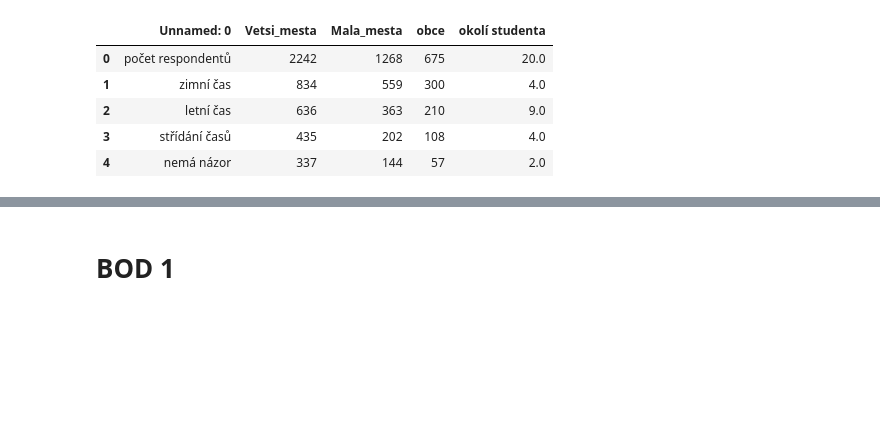
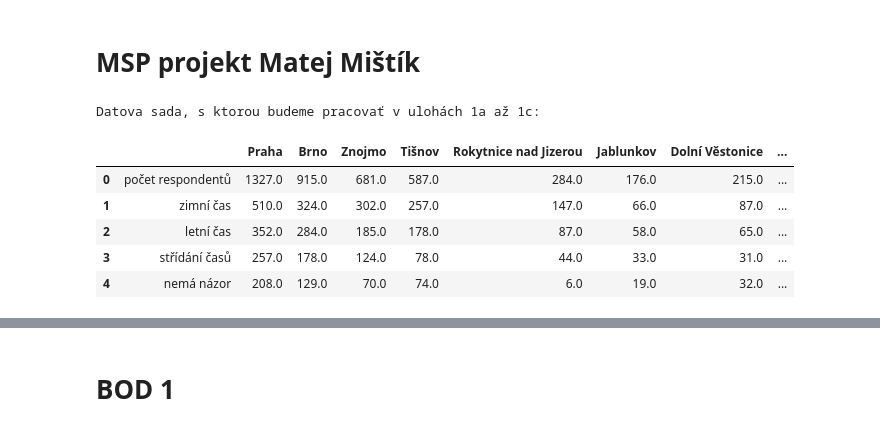
Before and after one commit to MatejMistik/msp-residence-relationships, a Jupyter notebook: msp.ipynb, the cells around one changed output, grey strips where cells are left out. Cells and saved outputs as stored; diff of their text form; code cells hidden in the pictures; blank space fills up the shorter version.

```diff
--- a/msp.ipynb
+++ b/msp.ipynb
@@ -1,3 +1,5 @@
+# %% [markdown]
+# MSP projekt Matej Mištík
 # %%
 import pandas as pd
 from scipy import stats
@@ -7,12 +9,9 @@ pd.set_option('display.width', 1000)
 
 df = pd.read_excel('./MSP_Projekt_2022-23_Zadani_St_8 (1).xlsx', sheet_name='Úkol 1')
 df = df.dropna()
+df = df.rename(columns={'Unnamed: 0': ''})
 df2 = df.copy()
 #
-
-# drop nan values
-
-
 # merge columns of Praha and Brno
 
 df2['Praha'] = df2['Praha'].astype(int)
@@ -37,14 +36,14 @@ df2['Dolní Věstonice'] = df2['Dolní Věstonice'].astype(int)
 df2['Rokytnice nad Jizerou'] = df2['Rokytnice nad Jizerou'] + df2['Jablunkov'] + df2['Dolní Věstonice']
 df2 = df2.drop(columns=['Jablunkov', 'Dolní Věstonice'])
 df2 = df2.rename(columns={'Rokytnice nad Jizerou': 'obce'})
-
-
-
-df2
-# %% [output]
-|  | Unnamed: 0 | Vetsi_mesta | Mala_mesta | obce | okolí studenta |
-| 0 | počet respondentů | 2242 | 1268 | 675 | 20.0 |
-| 1 | zimní čas | 834 | 559 | 300 | 4.0 |
-| 2 | letní čas | 636 | 363 | 210 | 9.0 |
-| 3 | střídání časů | 435 | 202 | 108 | 4.0 |
-| 4 | nemá názor | 337 | 144 | 57 | 2.0 |
+# %%
+print('Datova sada, s ktorou budeme pracovať v ulohách 1a až 1c:')
+df
+# %% [output]
+Datova sada, s ktorou budeme pracovať v ulohách 1a až 1c:
+|  |  | Praha | Brno | Znojmo | Tišnov | Rokytnice nad Jizerou | Jablunkov | Dolní Věstonice | ... |
+| 0 | počet respondentů | 1327.0 | 915.0 | 681.0 | 587.0 | 284.0 | 176.0 | 215.0 | ... |
+| 1 | zimní čas | 510.0 | 324.0 | 302.0 | 257.0 | 147.0 | 66.0 | 87.0 | ... |
+| 2 | letní čas | 352.0 | 284.0 | 185.0 | 178.0 | 87.0 | 58.0 | 65.0 | ... |
+| 3 | střídání časů | 257.0 | 178.0 | 124.0 | 78.0 | 44.0 | 33.0 | 31.0 | ... |
+| 4 | nemá názor | 208.0 | 129.0 | 70.0 | 74.0 | 6.0 | 19.0 | 32.0 | ... |
```
Also changed, not shown: parts of 17 cells of this notebook.
